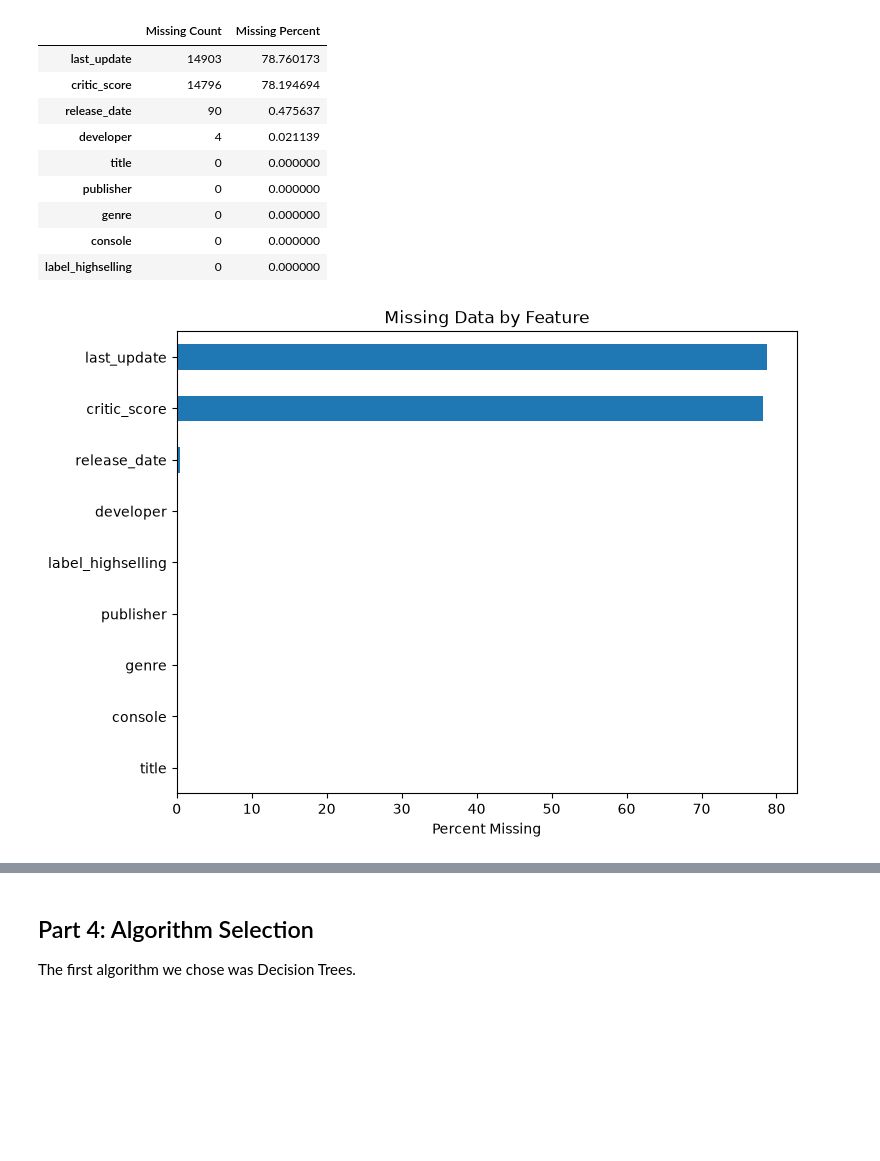
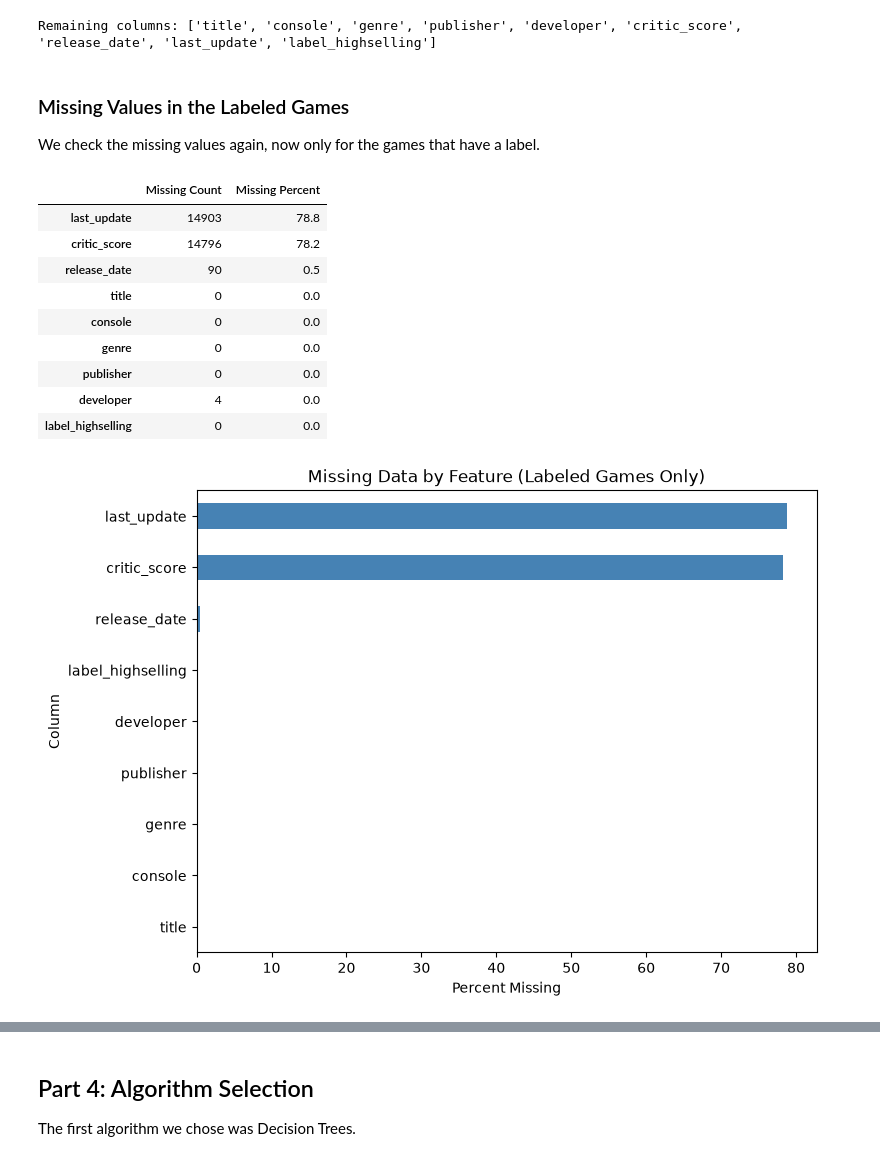
Before and after one commit to CarlosOlvera05/ML-Course-Project, a Jupyter notebook: MLProject.ipynb, the cells around one changed output, grey strips where cells are left out. Drawn from its saved outputs; the diff is of its cells as text; code cells hidden in the pictures; blank space fills up the shorter version.

```diff
--- a/MLProject.ipynb
+++ b/MLProject.ipynb
@@ -179,4 +268,5 @@ The graph because it shows the 92% vs. 8% imbalance
 # %%
+# Drop the image path and every sales column (they would leak the label)
 videogame_df = videogame_df.drop(
     columns=[
         "img",
@@ -188,35 +278,44 @@ videogame_df = videogame_df.drop(
     ]
 )
 
-# game_titles = original_df.loc[videogame_df.index, "title"]
+# Save the title of each row (used later to split train/test by game)
+game_titles = original_df.loc[videogame_df.index, "title"]
+
+print("Remaining columns:", videogame_df.columns.tolist())
+# %% [output]
+Remaining columns: ['title', 'console', 'genre', 'publisher', 'developer', 'critic_score', 'release_date', 'last_update', 'label_highselling']
+# %% [markdown]
+### Missing Values in the Labeled Games
+We check the missing values again, now only for the games that have a label.
 # %%
-
-#Examine missing values
+# Missing values again, now only for the labeled games
 missing = pd.DataFrame({
     "Missing Count": videogame_df.isnull().sum(),
-    "Missing Percent": videogame_df.isnull().mean() * 100
+    "Missing Percent": (videogame_df.isnull().mean() * 100).round(1)
 })
 
 missing.sort_values("Missing Percent", ascending=False)
 # %% [output]
 |  | Missing Count | Missing Percent |
-| last_update | 14903 | 78.760173 |
-| critic_score | 14796 | 78.194694 |
-| release_date | 90 | 0.475637 |
-| developer | 4 | 0.021139 |
-| title | 0 | 0.000000 |
-| publisher | 0 | 0.000000 |
-| genre | 0 | 0.000000 |
-| console | 0 | 0.000000 |
-| label_highselling | 0 | 0.000000 |
+| last_update | 14903 | 78.8 |
+| critic_score | 14796 | 78.2 |
+| release_date | 90 | 0.5 |
+| title | 0 | 0.0 |
+| console | 0 | 0.0 |
+| genre | 0 | 0.0 |
+| publisher | 0 | 0.0 |
+| developer | 4 | 0.0 |
+| label_highselling | 0 | 0.0 |
 # %%
 missing["Missing Percent"].sort_values().plot(
     kind="barh",
-    figsize=(8, 6)
+    figsize=(8, 6),
+    color="steelblue"
 )
 
 plt.xlabel("Percent Missing")
-plt.title("Missing Data by Feature")
+plt.ylabel("Column")
+plt.title("Missing Data by Feature (Labeled Games Only)")
 plt.show()
 # %% [output]
-[figure, old version]
+[figure, new version]
```
Also changed, not shown: parts of 72 cells of this notebook, 1 other file.
